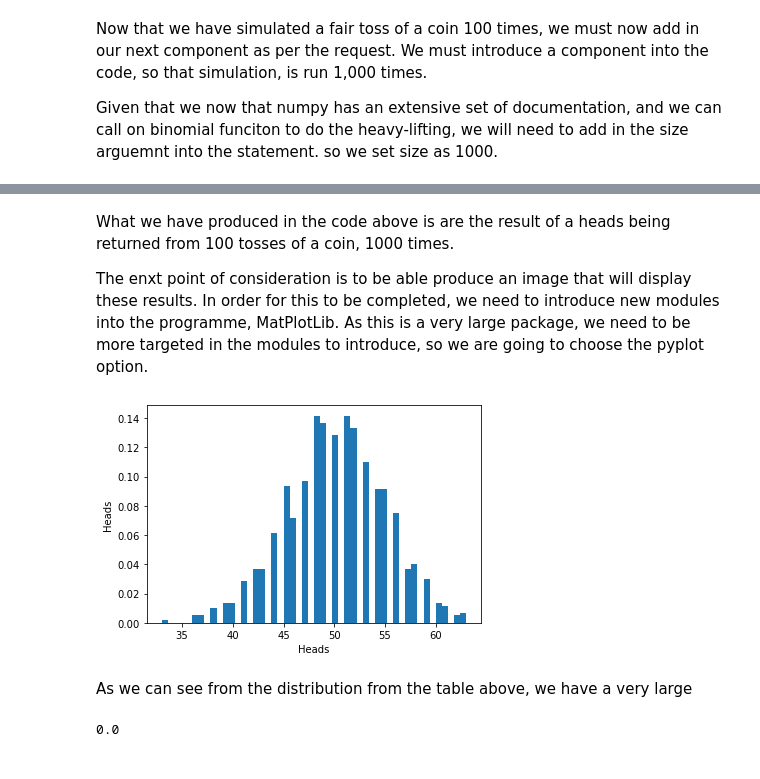
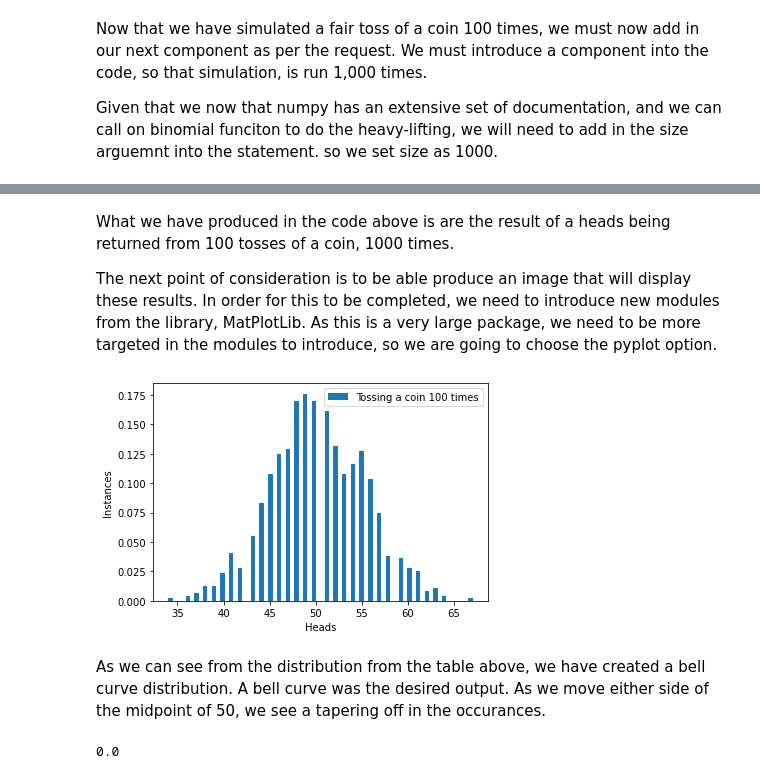
Before and after one commit to jonkavana/FODA-Assessment-2020, a Jupyter notebook: FODA - Task File.ipynb, the cells around one changed output, grey strips where cells are left out. Drawn from its saved outputs; the diff is of its cells as text; code cells hidden in the pictures.

```diff
--- a/FODA - Task File.ipynb
+++ b/FODA - Task File.ipynb
@@ -224,19 +222,20 @@ array([58, 39, 50, 52, 45, 48, 49, 51, 52, 51, 52, 46, 53, 54, 42, 48, 48,
 # %% [markdown]
 What we have produced in the code above is are the result of a heads being returned from 100 tosses of a coin, 1000 times.
 
-The enxt point of consideration is to be able produce an image that will display these results. In order for this to be completed, we need to introduce new modules into the programme, MatPlotLib. As this is a very large package, we need to be more targeted in the modules to introduce, so we are going to choose the pyplot option.
+The next point of consideration is to be able produce an image that will display these results. In order for this to be completed, we need to introduce new modules from the library, MatPlotLib. As this is a very large package, we need to be more targeted in the modules to introduce, so we are going to choose the pyplot option.
 # %%
 import matplotlib.pyplot as plt
 # within this library, we are going to use a histogram to show the occurances.
 # %%
-count, bins, ignore = plt.hist(Toss, 50, density=True, histtype='bar', label='Result of tossing a coin')
+count, bins, ignore = plt.hist(Toss, 70, density=True, histtype='bar', label='Tossing a coin 100 times')
 plt.xlabel('Heads')
-plt.ylabel('Heads')
+plt.ylabel('Instances')
+plt.legend()
 plt.show()
 # %% [output]
-[figure, old version]
+[figure, new version]
 # %% [markdown]
-As we can see from the distribution from the table above, we have a very large
+As we can see from the distribution from the table above, we have created a bell curve distribution. A bell curve was the desired output. As we move either side of the midpoint of 50, we see a tapering off in the occurances.
 # %%
 #[np.equal(Toss, i).sum() for i in range(n)]
 # %%
```
Also changed, not shown: parts of 37 cells of this notebook.
